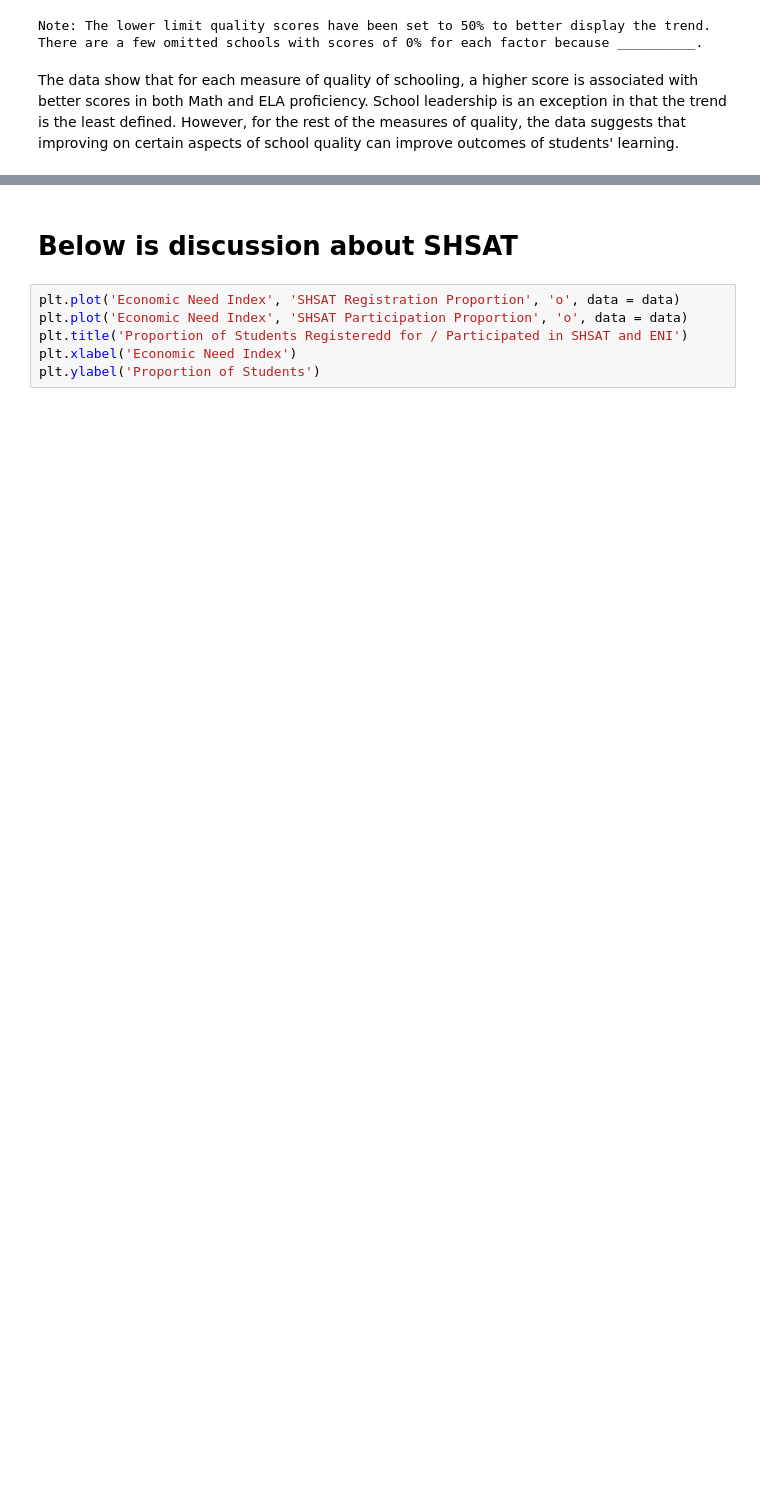
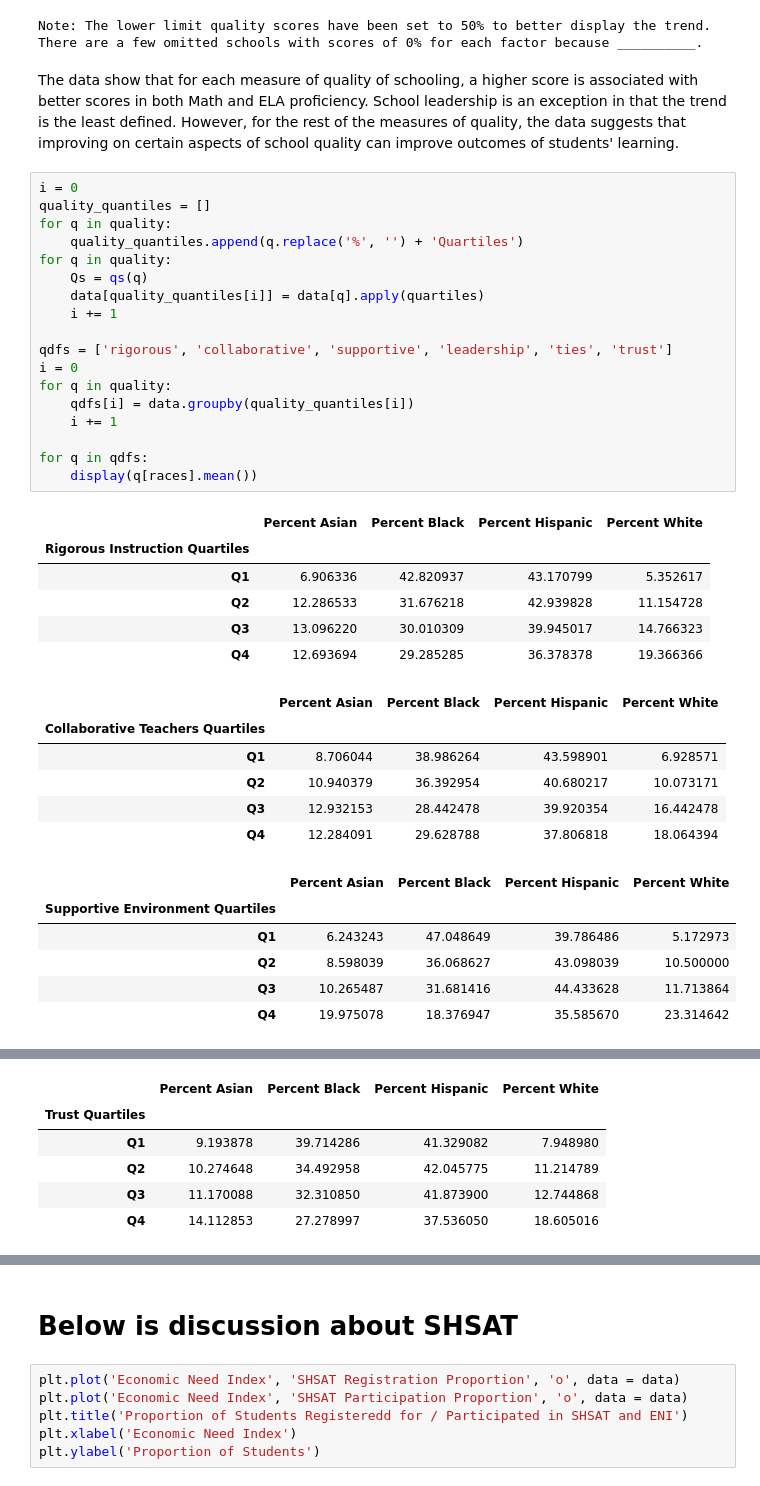
Before and after one commit to ethanyingchan/ECO225Project, a Jupyter notebook: How is student participation in the SHSAT and English and Math scores influenced by diversity, income, and quality of schools_.ipynb, the cells around one changed output, grey strips where cells are left out. Drawn from its saved outputs; the diff is of its cells as text; blank space fills up the shorter version.

```diff
--- a/How is student participation in the SHSAT and English and Math scores influenced by diversity, income, and quality of schools_.ipynb
+++ b/How is student participation in the SHSAT and English and Math scores influenced by diversity, income, and quality of schools_.ipynb
@@ -311,3 +310,40 @@ Note: The lower limit quality scores have been set to 50% to better display the
 There are a few omitted schools with scores of 0% for each factor because __________.
 # %% [markdown]
 The data show that for each measure of quality of schooling, a higher score is associated with better scores in both Math and ELA proficiency. School leadership is an exception in that the trend is the least defined. However, for the rest of the measures of quality, the data suggests that improving on certain aspects of school quality can improve outcomes of students' learning.
+# %%
+i = 0
+quality_quantiles = []
+for q in quality:
+    quality_quantiles.append(q.replace('%', '') + 'Quartiles')
+for q in quality:
+    Qs = qs(q)
+    data[quality_quantiles[i]] = data[q].apply(quartiles)
+    i += 1
+
+qdfs = ['rigorous', 'collaborative', 'supportive', 'leadership', 'ties', 'trust']
+i = 0
+for q in quality:
+    qdfs[i] = data.groupby(quality_quantiles[i])
+    i += 1
+
+for q in qdfs:
+    display(q[races].mean())
+# %% [output]
+|  | Percent Asian | Percent Black | Percent Hispanic | Percent White |
+| Rigorous Instruction Quartiles |  |  |  |  |
+| Q1 | 6.906336 | 42.820937 | 43.170799 | 5.352617 |
+| Q2 | 12.286533 | 31.676218 | 42.939828 | 11.154728 |
+| Q3 | 13.096220 | 30.010309 | 39.945017 | 14.766323 |
+| Q4 | 12.693694 | 29.285285 | 36.378378 | 19.366366 |
+|  | Percent Asian | Percent Black | Percent Hispanic | Percent White |
+| Collaborative Teachers Quartiles |  |  |  |  |
+| Q1 | 8.706044 | 38.986264 | 43.598901 | 6.928571 |
+| Q2 | 10.940379 | 36.392954 | 40.680217 | 10.073171 |
+| Q3 | 12.932153 | 28.442478 | 39.920354 | 16.442478 |
+| Q4 | 12.284091 | 29.628788 | 37.806818 | 18.064394 |
+|  | Percent Asian | Percent Black | Percent Hispanic | Percent White |
+| Supportive Environment Quartiles |  |  |  |  |
+| Q1 | 6.243243 | 47.048649 | 39.786486 | 5.172973 |
+| Q2 | 8.598039 | 36.068627 | 43.098039 | 10.500000 |
+| Q3 | 10.265487 | 31.681416 | 44.433628 | 11.713864 |
+| Q4 | 19.975078 | 18.376947 | 35.585670 | 23.314642 |
@@ -313,0 +362,6 @@ The data show that for each measure of quality of schooling, a higher score is a
+|  | Percent Asian | Percent Black | Percent Hispanic | Percent White |
+| Trust Quartiles |  |  |  |  |
+| Q1 | 9.193878 | 39.714286 | 41.329082 | 7.948980 |
+| Q2 | 10.274648 | 34.492958 | 42.045775 | 11.214789 |
+| Q3 | 11.170088 | 32.310850 | 41.873900 | 12.744868 |
+| Q4 | 14.112853 | 27.278997 | 37.536050 | 18.605016 |
```
Also changed, not shown: parts of 9 cells of this notebook.
